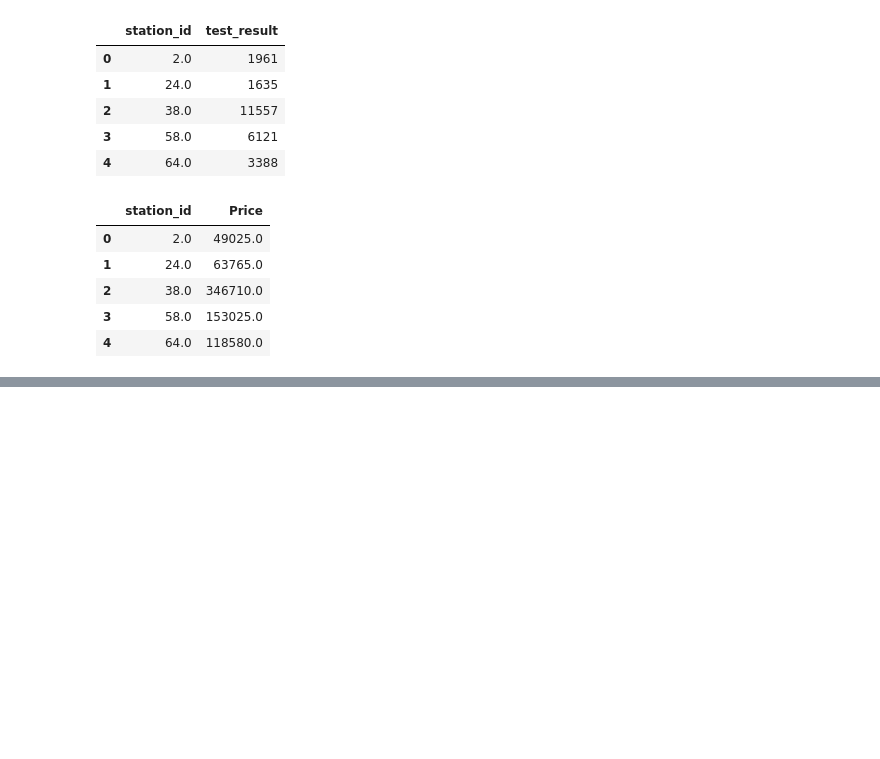
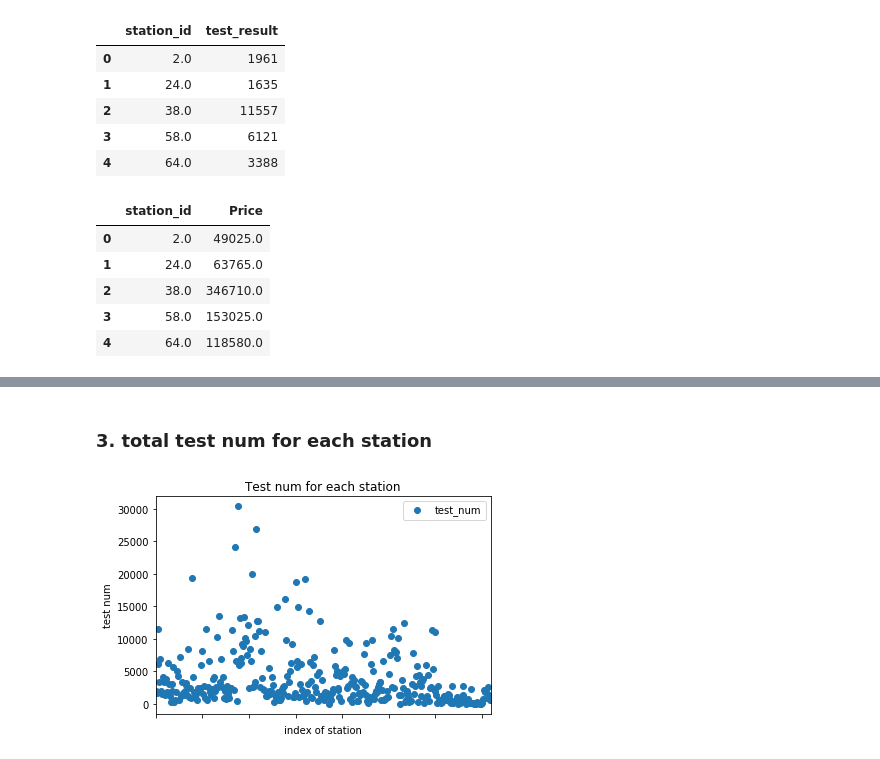
Before and after one commit to capstoneporject2019airquality/capstone_code_sharing, a Jupyter notebook: data_glance_yunhe/data_glance_update_yc3420.ipynb, the cells around one changed output, grey strips where cells are left out. Drawn from its saved outputs; the diff is of its cells as text; code cells hidden in the pictures; blank space fills up the shorter version.

```diff
--- a/data_glance_yunhe/data_glance_update_yc3420.ipynb
+++ b/data_glance_yunhe/data_glance_update_yc3420.ipynb
@@ -247,3 +305,14 @@ station_test_price.head()
 | 4 | 64.0 | 3388 | 118580.0 | 7.0 | 64.0 | $35 | NEIL'S PRO SERVICE | 1204 WEST 600 NORTH | ... |
 # %%
 station_test_price.to_csv('station_test_price_yc3420.csv')
+# %% [markdown]
+### 3. total test num for each station
+# %%
+ax = station_test_price.plot(y='test_num', style='o', use_index=True)
+ax.set_xticklabels([])
+ax.set_xlabel('index of station')
+ax.set_ylabel('test num')
+ax.set_title('Test num for each station')
+plt.show()
+# %% [output]
+[figure, added]
```
Also changed, not shown: parts of 7 cells of this notebook.
